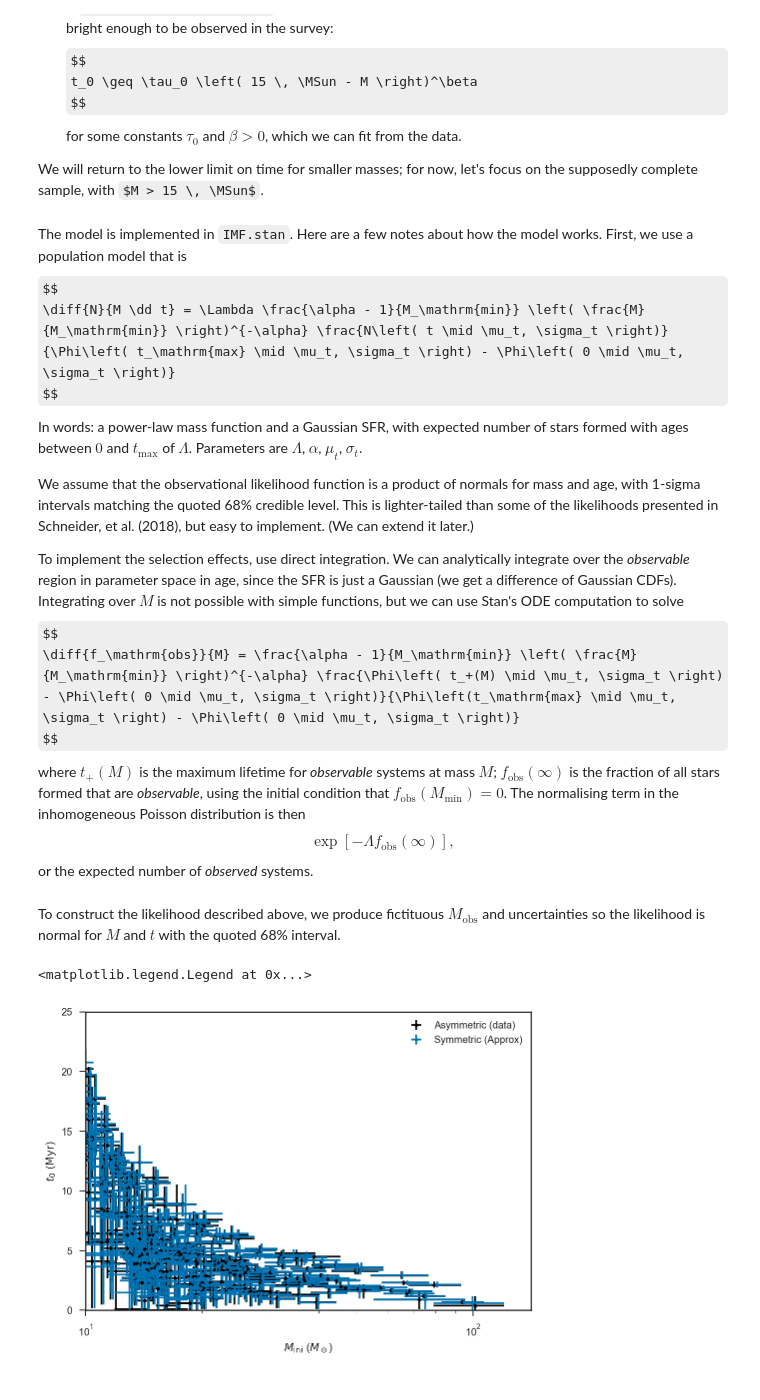
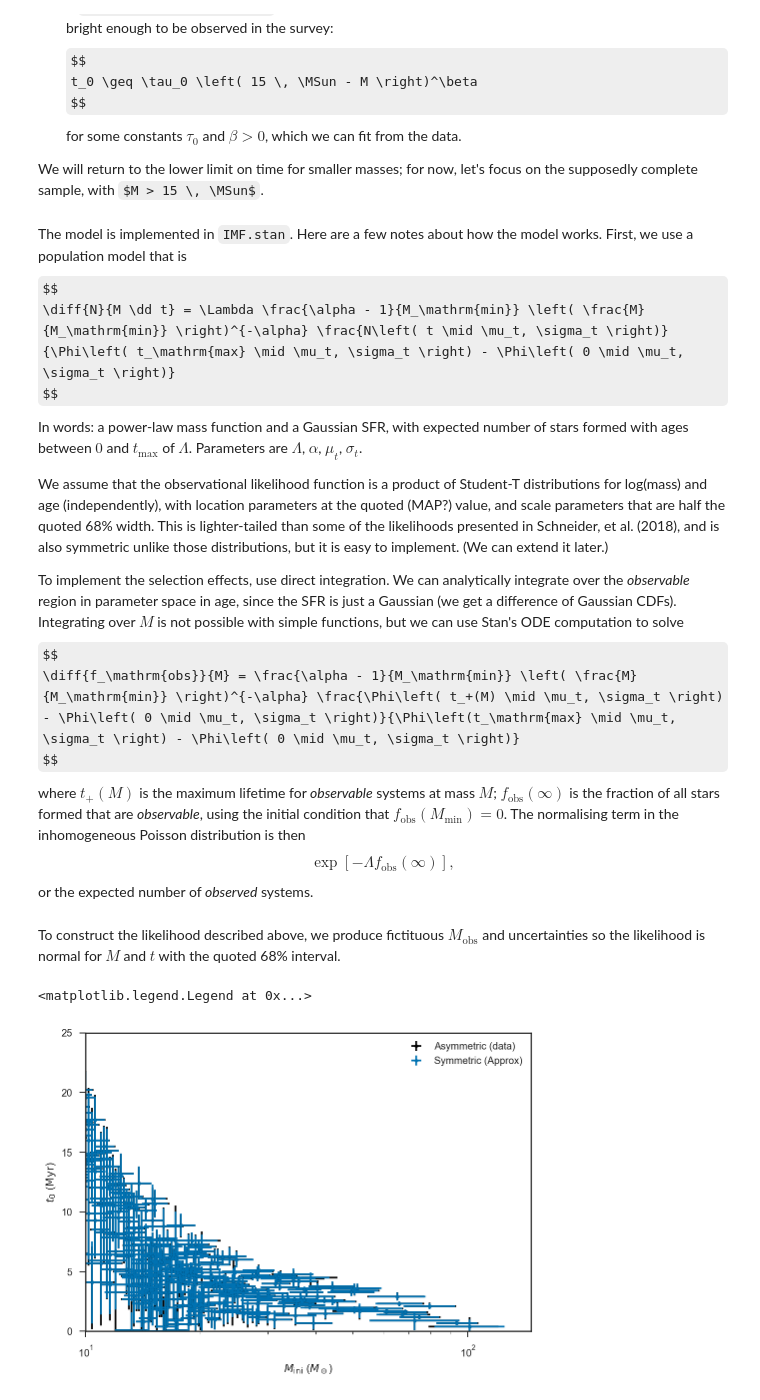
Before and after one commit to farr/30DorIMF, a Jupyter notebook: IMF.ipynb, the cells around one changed output. Drawn from its saved outputs; the diff is of its cells as text; code cells hidden in the pictures; some formulas as TeX source.

```diff
--- a/IMF.ipynb
+++ b/IMF.ipynb
@@ -162,7 +168,7 @@ $$
 $$
 In words: a power-law mass function and a Gaussian SFR, with expected number of stars formed with ages between $0$ and $t_\mathrm{max}$ of $\Lambda$.  Parameters are $\Lambda$, $\alpha$, $\mu_t$, $\sigma_t$.
 
-We assume that the observational likelihood function is a product of normals for mass and age, with 1-sigma intervals matching the quoted 68% credible level.  This is lighter-tailed than some of the likelihoods presented in Schneider, et al. (2018), but easy to implement.  (We can extend it later.)
+We assume that the observational likelihood function is a product of Student-T distributions for log(mass) and age (independently), with location parameters at the quoted (MAP?) value, and scale parameters that are half the quoted 68% width.  This is lighter-tailed than some of the likelihoods presented in Schneider, et al. (2018), and is also symmetric unlike those distributions, but it is easy to implement.  (We can extend it later.)
 
 To implement the selection effects, use direct integration.  We can analytically integrate over the *observable* region in parameter space in age, since the SFR is just a Gaussian (we get a difference of Gaussian CDFs).  Integrating over $M$ is not possible with simple functions, but we can use Stan's ODE computation to solve
 $$
@@ -179,22 +185,22 @@ To construct the likelihood described above, we produce fictituous $M_\mathrm{ob
 mupper = stellar_parameters['Mini'] + stellar_parameters['dMinip']
 mlower = stellar_parameters['Mini'] - stellar_parameters['dMinim']
 
-m_obs = 0.5*(mupper + mlower)
-sigma_m_obs = 0.5*(mupper - mlower)
+logm_obs = log(stellar_parameters['Mini'])
+sigma_logm_obs = 0.5*(log(mupper) - log(mlower))
 
 tupper = stellar_parameters['age'] + stellar_parameters['dagep']
 tlower = stellar_parameters['age'] - stellar_parameters['dagem']
 
-t_obs = 0.5*(tupper + tlower)
+t_obs = stellar_parameters['age']
 sigma_t_obs = 0.5*(tupper - tlower)
 # %%
 errorbar(stellar_parameters['Mini'], stellar_parameters['age'], yerr=(stellar_parameters['dagem'], stellar_parameters['dagep']), xerr=(stellar_parameters['dMinim'], stellar_parameters['dMinip']), fmt='.', color='k', label="Asymmetric (data)")
-errorbar(m_obs, t_obs, yerr=sigma_t_obs, xerr=sigma_m_obs, fmt='.', color=sns.color_palette()[0], label="Symmetric (Approx)")
+errorbar(exp(logm_obs), t_obs, yerr=sigma_t_obs, xerr=(exp(logm_obs)-exp(logm_obs - sigma_logm_obs), -exp(logm_obs) + exp(logm_obs+sigma_logm_obs)), fmt='.', color=sns.color_palette()[0], label="Symmetric (Approx)")
 xscale('log')
 xlabel(r'$M_\mathrm{ini}$ ($M_\odot$)')
 ylabel(r'$t_0$ ($\mathrm{Myr}$)')
 axis(xmin=10, ymin=0, ymax=25)
 legend(loc='best')
 # %% [output]
 <matplotlib.legend.Legend at 0x...>
-[figure, old version]
+[figure, new version]
```
Also changed, not shown: parts of 40 cells of this notebook, 9 other files.
